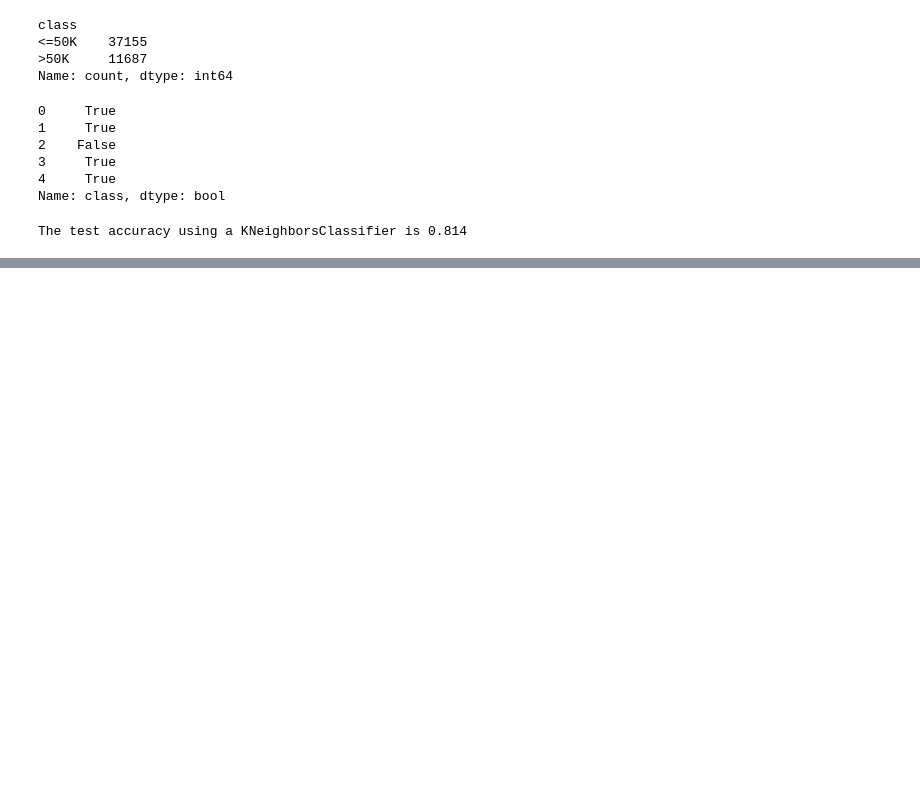
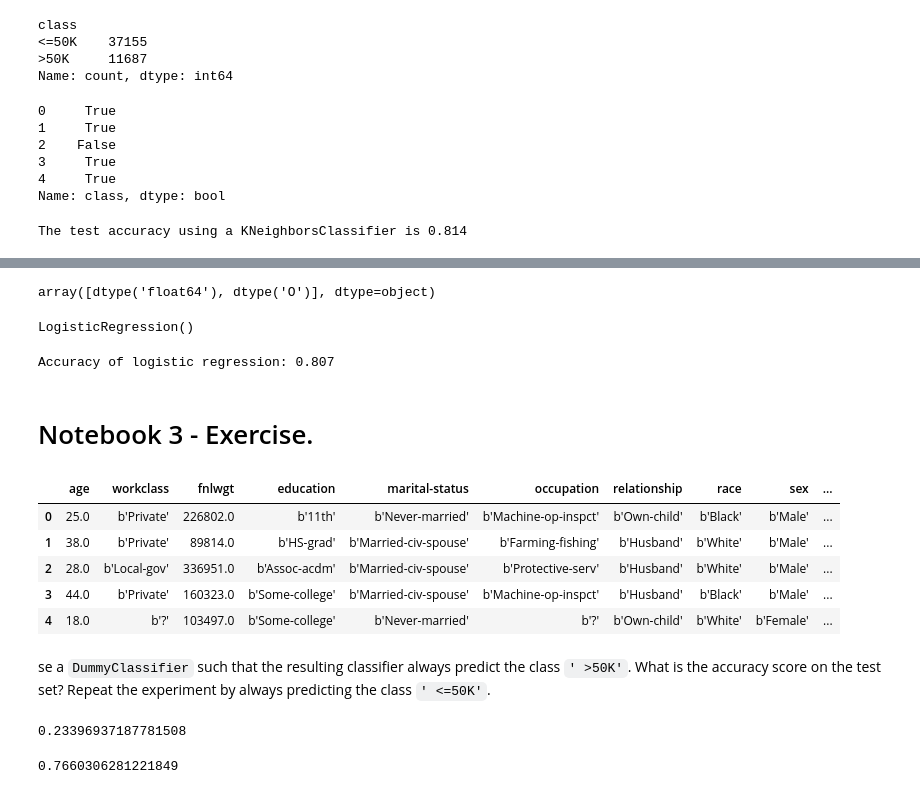
Before and after one commit to DavidGuzzi/inria, a Jupyter notebook: module_1.ipynb, the cells around one changed output, grey strips where cells are left out. Drawn from its saved outputs; the diff is of its cells as text; code cells hidden in the pictures; blank space fills up the shorter version.

```diff
--- a/module_1.ipynb
+++ b/module_1.ipynb
@@ -303,0 +347,4 @@ The test accuracy using a KNeighborsClassifier is 0.814
+# %%
+data.dtypes.unique()
+# %% [output]
+array([dtype('float64'), dtype('O')], dtype=object)
@@ -303,0 +360,32 @@ The test accuracy using a KNeighborsClassifier is 0.814
+# %%
+from sklearn.linear_model import LogisticRegression
+
+model = LogisticRegression()
+model.fit(data_train, target_train)
+# %% [output]
+LogisticRegression()
+# %%
+accuracy = model.score(data_test, target_test)
+print(f"Accuracy of logistic regression: {accuracy:.3f}")
+# %% [output]
+Accuracy of logistic regression: 0.807
+# %% [markdown]
+# Notebook 3 - Exercise.
+# %%
+from scipy.io import arff
+import pandas as pd
+
+# Cargar el archivo .arff
+data, meta = arff.loadarff(r"C:\Users\HP\OneDrive\Escritorio\David Guzzi\Github\inria\phpMawTba.arff")
+
+# Convertir a DataFrame de pandas
+adult_census = pd.DataFrame(data)
+adult_census = adult_census.drop(columns="education-num")
+adult_census.head()
+# %% [output]
+|  | age | workclass | fnlwgt | education | marital-status | occupation | relationship | race | sex | ... |
+| 0 | 25.0 | b'Private' | 226802.0 | b'11th' | b'Never-married' | b'Machine-op-inspct' | b'Own-child' | b'Black' | b'Male' | ... |
+| 1 | 38.0 | b'Private' | 89814.0 | b'HS-grad' | b'Married-civ-spouse' | b'Farming-fishing' | b'Husband' | b'White' | b'Male' | ... |
+| 2 | 28.0 | b'Local-gov' | 336951.0 | b'Assoc-acdm' | b'Married-civ-spouse' | b'Protective-serv' | b'Husband' | b'White' | b'Male' | ... |
+| 3 | 44.0 | b'Private' | 160323.0 | b'Some-college' | b'Married-civ-spouse' | b'Machine-op-inspct' | b'Husband' | b'Black' | b'Male' | ... |
+| 4 | 18.0 | b'?' | 103497.0 | b'Some-college' | b'Never-married' | b'?' | b'Own-child' | b'White' | b'Female' | ... |
@@ -303,0 +404,18 @@ The test accuracy using a KNeighborsClassifier is 0.814
+# %% [markdown]
+se a `DummyClassifier` such that the resulting classifier always predict the
+class `' >50K'`. What is the accuracy score on the test set? Repeat the
+experiment by always predicting the class `' <=50K'`.
+# %%
+from sklearn.dummy import DummyClassifier
+
+dc = DummyClassifier(strategy='constant', random_state=0, constant='>50K')
+dc.fit(data_train, target_train)
+dc.score(data_test, target_test)
+# %% [output]
+0.23396937187781508
+# %%
+dc_2 = DummyClassifier(strategy='constant', random_state=0, constant='<=50K')
+dc_2.fit(data_train, target_train)
+dc_2.score(data_test, target_test)
+# %% [output]
+0.7660306281221849
```
Also changed, not shown: parts of 35 cells of this notebook.
